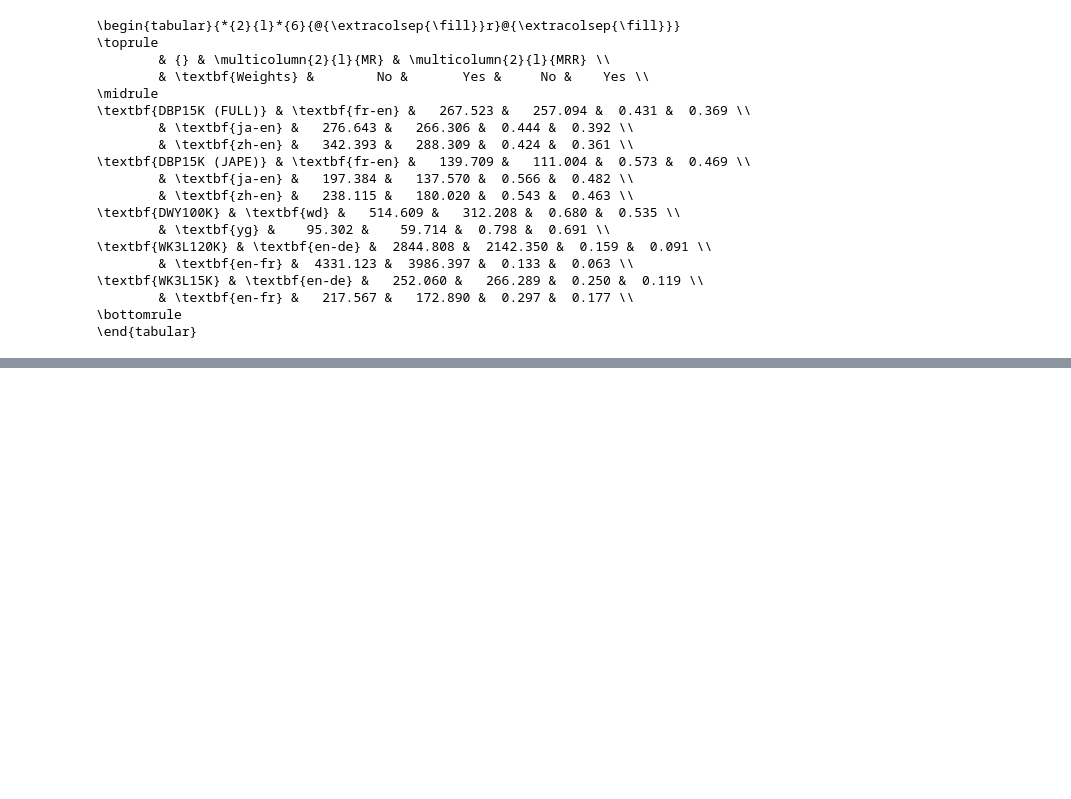
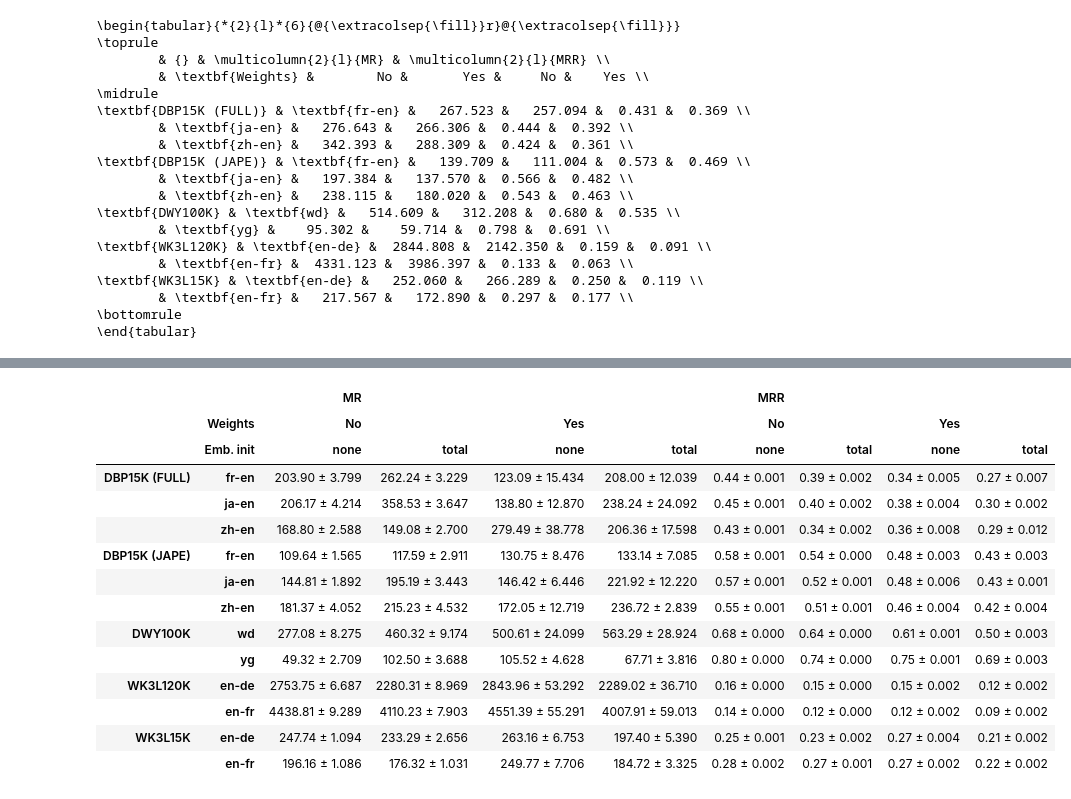
Before and after one commit to Valentyn1997/kg-alignment-lessons-learned, a Jupyter notebook: notebooks/Experiments.ipynb, the cells around one changed output, grey strips where cells are left out. Saved outputs shown, nothing was run; the diff lists cells and outputs as text; code cells hidden in the pictures; blank space fills up the shorter version.

```diff
--- a/notebooks/Experiments.ipynb
+++ b/notebooks/Experiments.ipynb
@@ -528,2 +519,30 @@ to_latex(results_abl[['Hits@1']])
 \bottomrule
 \end{tabular}
+# %%
+split_by = ['params.dataset_name', 'params.subset_name', 'params.node_embedding_init', 'params.use_conv_weights']
+results_abl = results5.groupby(by=split_by).\
+    agg({'metrics.test_mr' : ['mean', 'std'],
+         'metrics.test_mrr' : ['mean', 'std']})
+results_abl = results_abl.stack(level=0)
+results_abl['mean+std'] = results_abl['mean'].apply("{0:.2f}".format) + ' ± ' + results_abl['std'].apply("{0:.3f}".format)
+results_abl = results_abl.unstack().swaplevel(0,1,axis=1).sort_index(axis=1)
+results_abl_table_mr = format_df(results_abl.loc[:, (slice(None), 'mean+std')], unstack_levels = [4, 3, 2],
+                                 hyperparam_names = [None, 'Weights', 'Emb. init'],
+                                 new_metrics_names=['MR', 'MRR'], scale=1)
+results_abl_table_mr
+# %% [output]
+|  |  | MR |  |  |  | MRR |  |  |  |
+|  | Weights | No |  | Yes |  | No |  | Yes |  |
+|  | Emb. init | none | total | none | total | none | total | none | total |
+| DBP15K (FULL) | fr-en | 203.90 ± 3.799 | 262.24 ± 3.229 | 123.09 ± 15.434 | 208.00 ± 12.039 | 0.44 ± 0.001 | 0.39 ± 0.002 | 0.34 ± 0.005 | 0.27 ± 0.007 |
+|  | ja-en | 206.17 ± 4.214 | 358.53 ± 3.647 | 138.80 ± 12.870 | 238.24 ± 24.092 | 0.45 ± 0.001 | 0.40 ± 0.002 | 0.38 ± 0.004 | 0.30 ± 0.002 |
+|  | zh-en | 168.80 ± 2.588 | 149.08 ± 2.700 | 279.49 ± 38.778 | 206.36 ± 17.598 | 0.43 ± 0.001 | 0.34 ± 0.002 | 0.36 ± 0.008 | 0.29 ± 0.012 |
+| DBP15K (JAPE) | fr-en | 109.64 ± 1.565 | 117.59 ± 2.911 | 130.75 ± 8.476 | 133.14 ± 7.085 | 0.58 ± 0.001 | 0.54 ± 0.000 | 0.48 ± 0.003 | 0.43 ± 0.003 |
+|  | ja-en | 144.81 ± 1.892 | 195.19 ± 3.443 | 146.42 ± 6.446 | 221.92 ± 12.220 | 0.57 ± 0.001 | 0.52 ± 0.001 | 0.48 ± 0.006 | 0.43 ± 0.001 |
+|  | zh-en | 181.37 ± 4.052 | 215.23 ± 4.532 | 172.05 ± 12.719 | 236.72 ± 2.839 | 0.55 ± 0.001 | 0.51 ± 0.001 | 0.46 ± 0.004 | 0.42 ± 0.004 |
+| DWY100K | wd | 277.08 ± 8.275 | 460.32 ± 9.174 | 500.61 ± 24.099 | 563.29 ± 28.924 | 0.68 ± 0.000 | 0.64 ± 0.000 | 0.61 ± 0.001 | 0.50 ± 0.003 |
+|  | yg | 49.32 ± 2.709 | 102.50 ± 3.688 | 105.52 ± 4.628 | 67.71 ± 3.816 | 0.80 ± 0.000 | 0.74 ± 0.000 | 0.75 ± 0.001 | 0.69 ± 0.003 |
+| WK3L120K | en-de | 2753.75 ± 6.687 | 2280.31 ± 8.969 | 2843.96 ± 53.292 | 2289.02 ± 36.710 | 0.16 ± 0.000 | 0.15 ± 0.000 | 0.15 ± 0.002 | 0.12 ± 0.002 |
+|  | en-fr | 4438.81 ± 9.289 | 4110.23 ± 7.903 | 4551.39 ± 55.291 | 4007.91 ± 59.013 | 0.14 ± 0.000 | 0.12 ± 0.000 | 0.12 ± 0.002 | 0.09 ± 0.002 |
+| WK3L15K | en-de | 247.74 ± 1.094 | 233.29 ± 2.656 | 263.16 ± 6.753 | 197.40 ± 5.390 | 0.25 ± 0.001 | 0.23 ± 0.002 | 0.27 ± 0.004 | 0.21 ± 0.002 |
+|  | en-fr | 196.16 ± 1.086 | 176.32 ± 1.031 | 249.77 ± 7.706 | 184.72 ± 3.325 | 0.28 ± 0.002 | 0.27 ± 0.001 | 0.27 ± 0.002 | 0.22 ± 0.002 |
```
Also changed, not shown: parts of 26 cells of this notebook, 4 other files.
